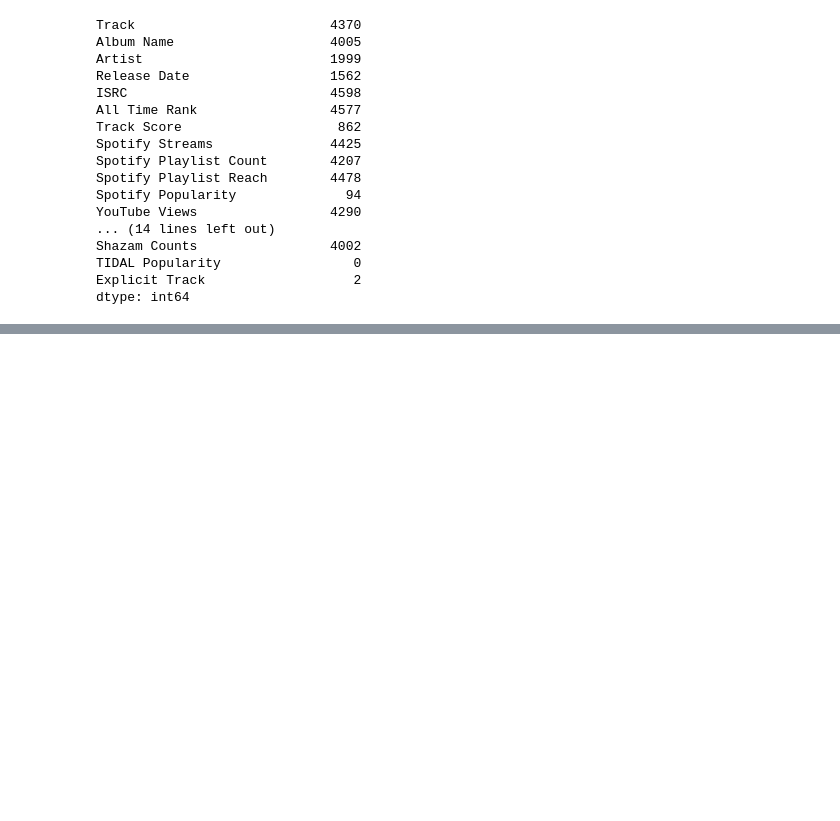
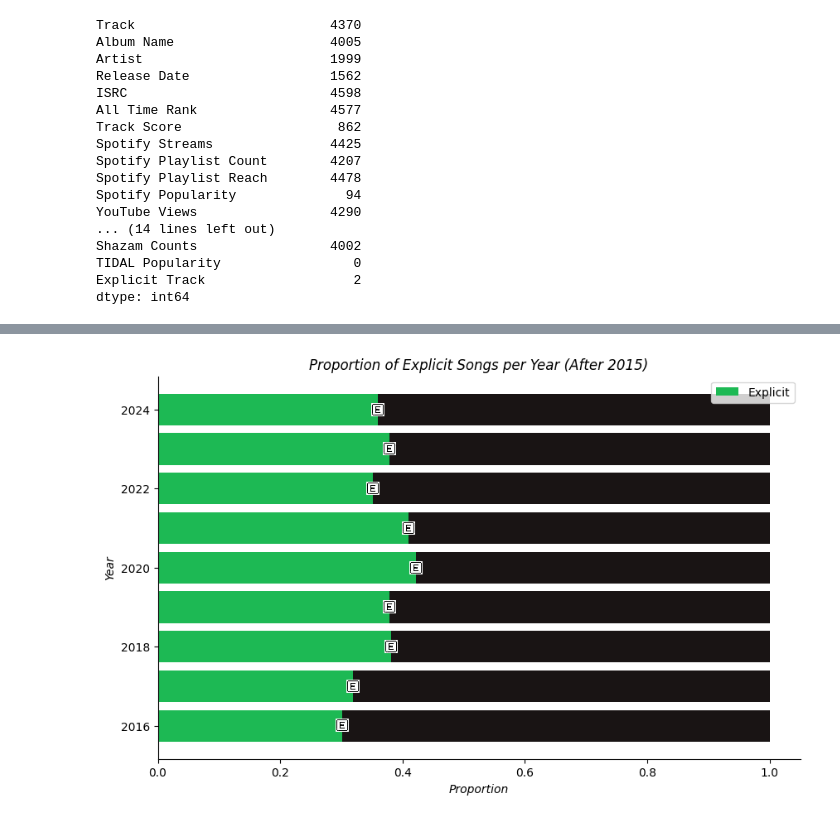
Before and after one commit to suchethsikha/Spotify_2024_EDA, a Jupyter notebook: Group_spotify.ipynb, the cells around one changed output, grey strips where cells are left out. Saved outputs shown, nothing was run; the diff lists cells and outputs as text; code cells hidden in the pictures; blank space fills up the shorter version.

```diff
--- a/Group_spotify.ipynb
+++ b/Group_spotify.ipynb
@@ -135,0 +179,42 @@ memory usage: 1006.4+ KB
+# %%
+"""CHAT GPT added "E" image """
+
+filtered_spotify = spotify[spotify['Release Year'] > 2015]
+# Calculate the number of explicit and total songs per year
+yearly_data = filtered_spotify.groupby('Release Year').agg(
+    total_songs=('ISRC', 'count'),
+    explicit_songs=('Explicit Track', 'sum')
+).reset_index()
+
+# Calculate the proportions
+yearly_data['non_explicit_songs'] = yearly_data['total_songs'] - yearly_data['explicit_songs']
+yearly_data['explicit_proportion'] = yearly_data['explicit_songs'] / yearly_data['total_songs']
+yearly_data['non_explicit_proportion'] = yearly_data['non_explicit_songs'] / yearly_data['total_songs']
+
+img = mpimg.imread('explicitsong.png')
+
+fig, ax= plt.subplots(figsize=(10, 6))
+# bars=ax.barh(yearly_data['Release Year'], yearly_data['explicit_proportion'], color='#1db954', label='Explicit')
+ax.barh(yearly_data['Release Year'], 1, color='#191414')
+bars=ax.barh(yearly_data['Release Year'], yearly_data['explicit_proportion'], color='#1db954', label='Explicit')
+
+
+# Add the explicit image at the end of the light gray area
+for bar in bars:
+    width = bar.get_width()
+    height = bar.get_height()
+    x = bar.get_x() + width
+    y = bar.get_y() + height / 2
+
+    ab = AnnotationBbox(OffsetImage(img, zoom=0.05), (x, y), frameon=False)
+    plt.gca().add_artist(ab)
+
+ax.set_xlabel('Proportion', style="italic")
+ax.set_ylabel('Year', style="italic")
+ax.set_title('Proportion of Explicit Songs per Year (After 2015)', style="italic")
+ax.spines['top'].set_visible(False)
+ax.spines['right'].set_visible(False)
+plt.legend()
+plt.show()
+# %% [output]
+[figure, added]
```
Also changed, not shown: parts of 14 cells of this notebook, 1 other file.
